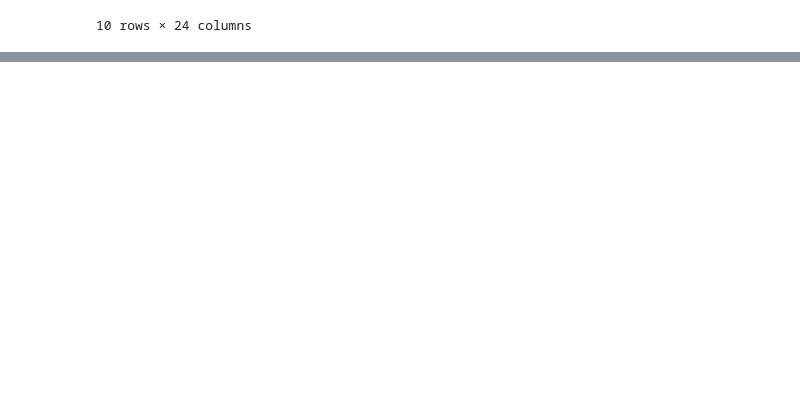
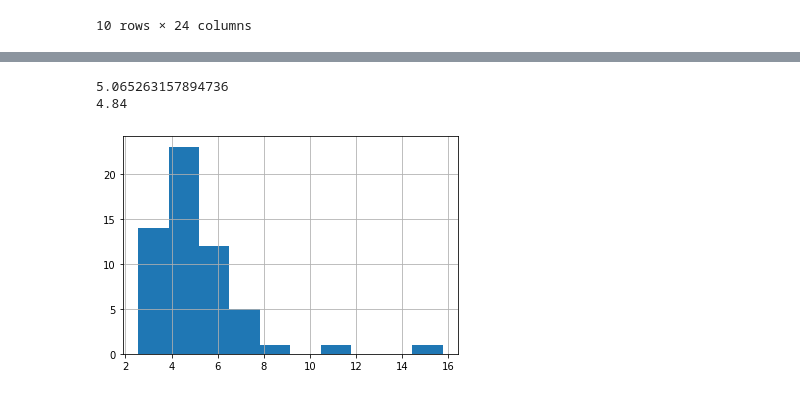
Before and after one commit to mg4432/Dacon-practice, a Jupyter notebook: kbo_foreigner/KBO 외국인 투수 스카우팅 최적화.ipynb, the cells around one changed output, grey strips where cells are left out. Drawn from its saved outputs; the diff is of its cells as text; code cells hidden in the pictures; blank space fills up the shorter version.

```diff
--- a/kbo_foreigner/KBO 외국인 투수 스카우팅 최적화.ipynb
+++ b/kbo_foreigner/KBO 외국인 투수 스카우팅 최적화.ipynb
@@ -274,0 +372,8 @@ atkbo_1118_statcast.head(10)
+# %%
+firstyearinkbo_1118['ERA'].hist()
+print(firstyearinkbo_1118['ERA'].mean())
+print(firstyearinkbo_1118['ERA'].median())
+# %% [output]
+5.065263157894736
+4.84
+[figure, added]
```
Also changed, not shown: parts of 52 cells of this notebook.
